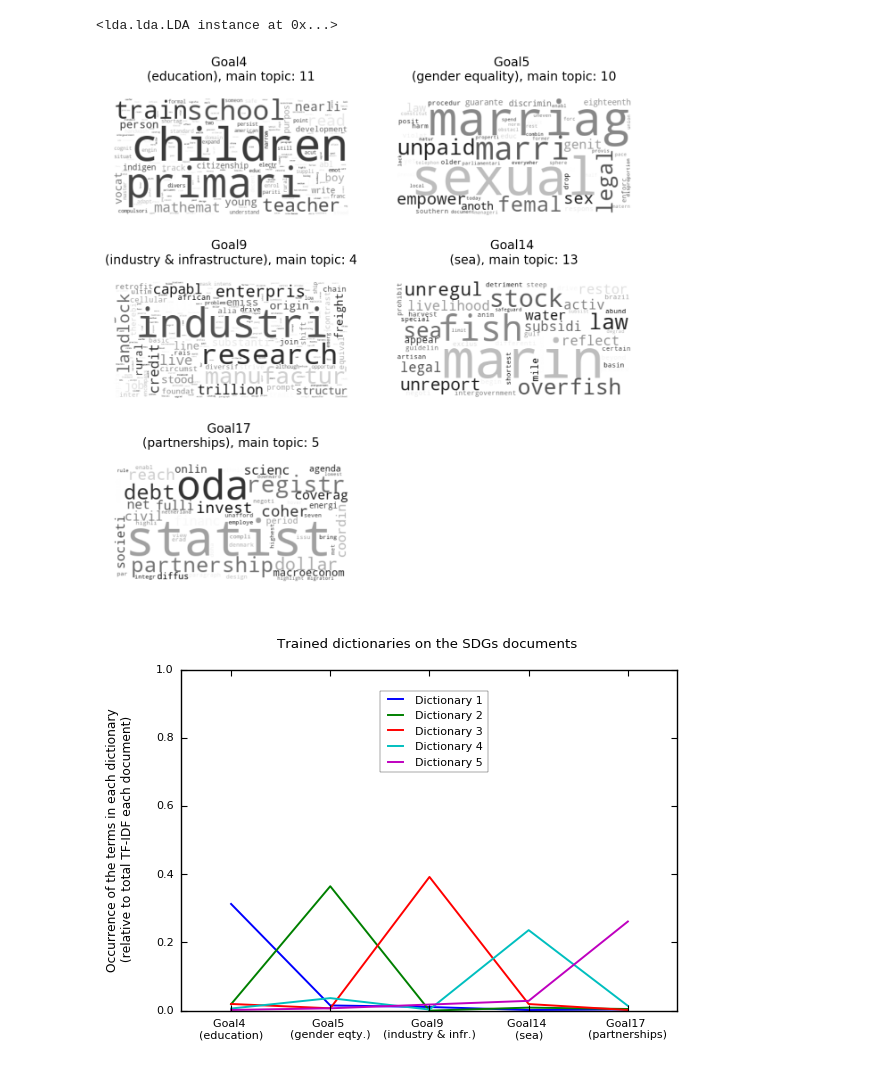
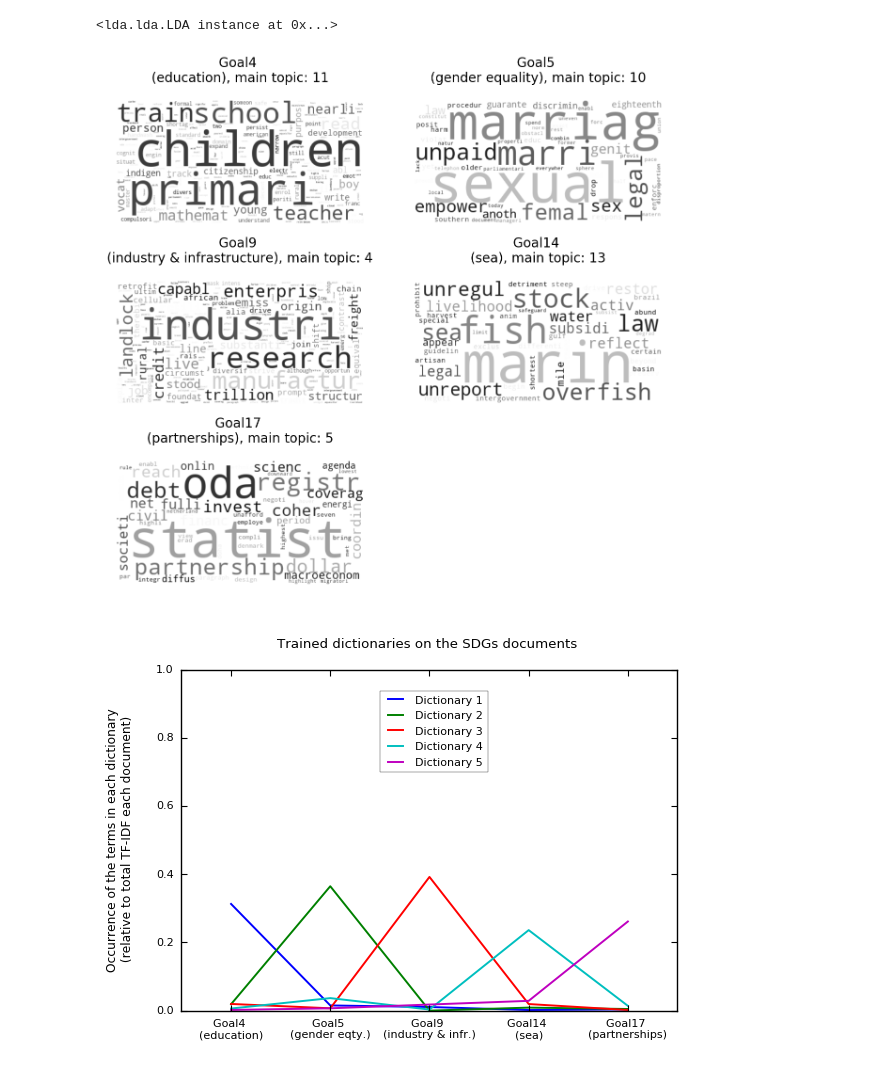
Before and after one commit to ivan-vallejo/Text_mining, a Jupyter notebook: dictionaries.ipynb, the cells around one changed output. Cells and saved outputs as stored; diff of their text form; code cells hidden in the pictures.

```diff
--- a/dictionaries.ipynb
+++ b/dictionaries.ipynb
@@ -157,36 +157,36 @@ for i,term in enumerate(X.columns):
 wordcloud1 = WordCloud(relative_scaling=0.6,background_color='white', colormap="binary", random_state=6).generate_from_frequencies(topic1)
 wordcloud2 = WordCloud(relative_scaling=0.6,background_color='white', colormap="binary", random_state=3).generate_from_frequencies(topic2)
 wordcloud3 = WordCloud(relative_scaling=0.6,background_color='white', colormap="binary", random_state=50).generate_from_frequencies(topic3)
 wordcloud4 = WordCloud(relative_scaling=0.6,background_color='white', colormap="binary", random_state=3).generate_from_frequencies(topic4)
 wordcloud5 = WordCloud(relative_scaling=0.6,background_color='white', colormap="binary", random_state=6).generate_from_frequencies(topic5)
 
 #plot them
-fig, ax = plt.subplots(3,2, figsize=(15,15))
+fig, ax = plt.subplots(3,2, figsize=(15,14))
 ax[0,0].axis("off")
 ax[0,0].set_title("%s, main topic: %d\n" %(titles[0],top_topic[0]), size=20)
 ax[0,0].imshow(wordcloud1, interpolation='bilinear')
 ax[0,1].axis("off")
 ax[0,1].set_title("%s, main topic: %d\n" %(titles[1],top_topic[1]), size=20)
 ax[0,1].imshow(wordcloud2, interpolation='bilinear')
 ax[1,0].axis("off")
 ax[1,0].set_title("%s, main topic: %d\n" %(titles[2],top_topic[2]), size=20)
 ax[1,0].imshow(wordcloud3, interpolation='bilinear')
 ax[1,1].axis("off")
 ax[1,1].set_title("%s, main topic: %d\n" %(titles[3],top_topic[3]), size=20)
 ax[1,1].imshow(wordcloud4, interpolation='bilinear')
 ax[2,0].axis("off")
 ax[2,0].set_title("%s, main topic: %d\n" %(titles[4],top_topic[4]), size=20)
 ax[2,0].imshow(wordcloud5, interpolation='bilinear')
 ax[2,1].axis("off")
-plt.show() # TO SAVE IT REPLACE WITH plt.savefig('Topic_modelling.pdf')
+plt.show() # TO SAVE IT REPLACE WITH plt.savefig('Topic_modelling.pdf',bbox_inches='tight')
 
 # SAVE TOP 50 WORDS EACH TOPIC
 n_top_words = 50
 topic_words = np.zeros(shape=(5,n_top_words),dtype='object')
 for i, topic in enumerate(top_topic):
     topic_words[i,:] = np.array(X.columns.values)[np.argsort(topic_word[topic])][:-(n_top_words+1):-1]
 # %% [output]
-[figure, old version]
+[figure, new version]
 # %%
 # DEMONSTRATE THAT THESE DICTIONARIES ARE USEFUL
 # TO DIFFERENTIATE AMONG THE CHOSEN SDGs
```
Also changed, not shown: 9 other files.
